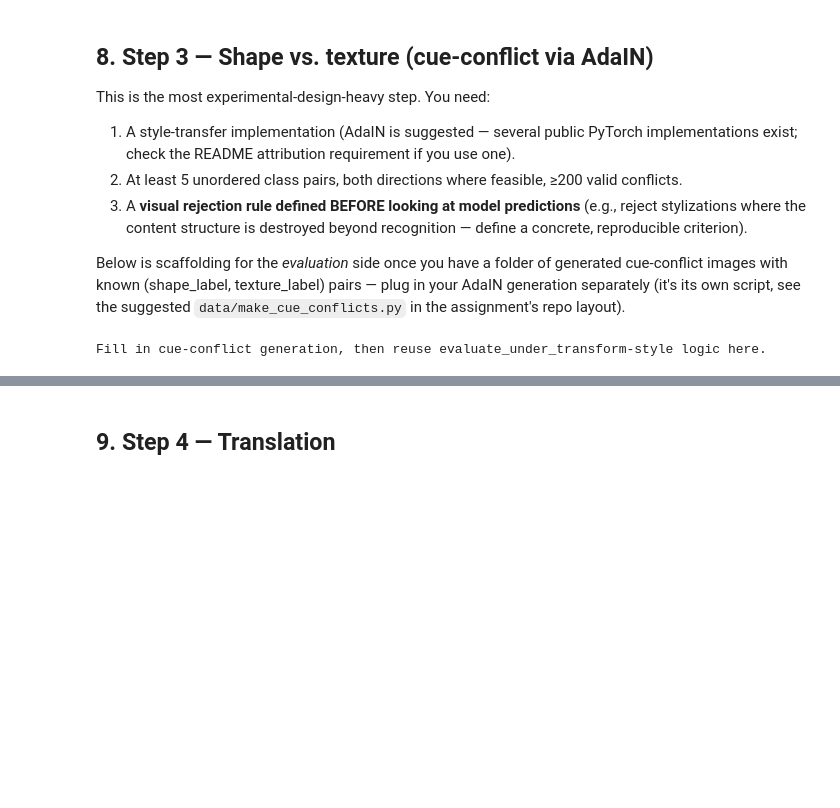
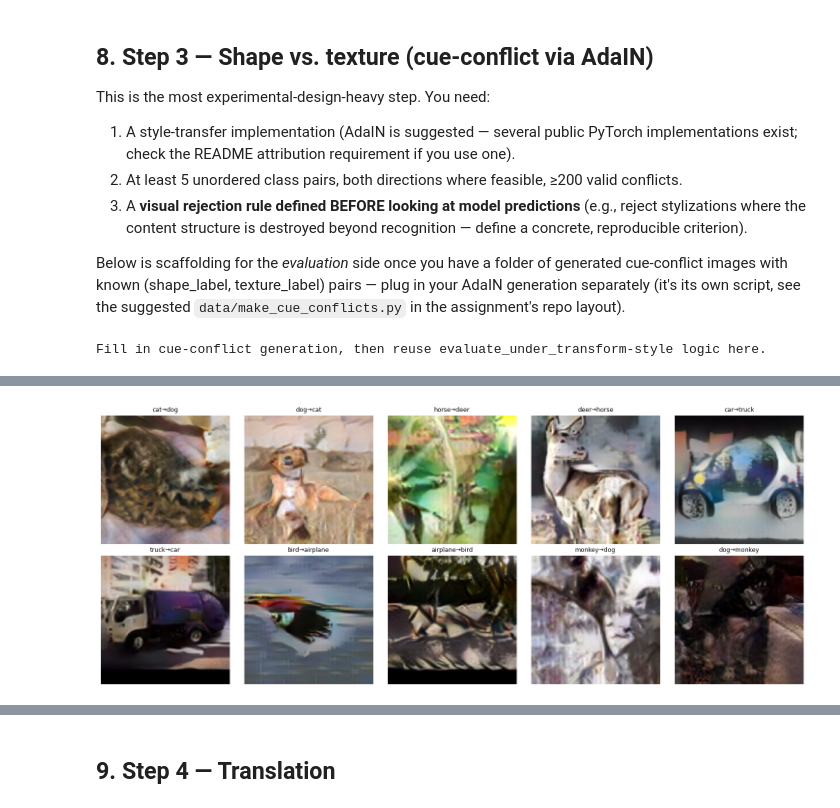
Before and after one commit to sayim665/atml-pa1, a Jupyter notebook: task1/ATML_PA1_Task1_skeleton.ipynb, the cells around one changed output, grey strips where cells are left out. Drawn from its saved outputs; the diff is of its cells as text; code cells hidden in the pictures; blank space fills up the shorter version.

```diff
--- a/task1/ATML_PA1_Task1_skeleton.ipynb
+++ b/task1/ATML_PA1_Task1_skeleton.ipynb
@@ -434,0 +476,25 @@ Fill in cue-conflict generation, then reuse evaluate_under_transform-style logic
+# %%
+adain_decoder = adain_net.decoder
+adain_vgg = adain_net.vgg
+
+adain_decoder.eval()
+adain_vgg.eval()
+adain_decoder.load_state_dict(torch.load(f"{ADAIN_DIR}/models/decoder.pth", map_location=DEVICE))
+adain_vgg.load_state_dict(torch.load(f"{ADAIN_DIR}/models/vgg_normalized.pth", map_location=DEVICE))
+adain_vgg = torch.nn.Sequential(*list(adain_vgg.children())[:31])
+
+adain_vgg.to(DEVICE)
+adain_decoder.to(DEVICE)
+for p in adain_vgg.parameters(): p.requires_grad_(False)
+for p in adain_decoder.parameters(): p.requires_grad_(False)
+
+@torch.no_grad()
+def adain_stylize(content_0_1, style_0_1, alpha=1.0):
+    content_f = adain_vgg(content_0_1.to(DEVICE))
+    style_f = adain_vgg(style_0_1.to(DEVICE))
+    feat = adain_function.adaptive_instance_normalization(content_f, style_f)
+    feat = alpha * feat + (1 - alpha) * content_f
+    out = adain_decoder(feat)
+    return out.clamp(0, 1).cpu()
+
+print("AdaIN ready.")
@@ -434,0 +624,13 @@ Fill in cue-conflict generation, then reuse evaluate_under_transform-style logic
+# %%
+import matplotlib.pyplot as plt
+from PIL import Image
+
+fig, axes = plt.subplots(2, 5, figsize=(15, 6))
+for i, rec in enumerate(manifest[::22][:10]):  # one example from each direction
+    axes.flat[i].imshow(Image.open(rec["path"]))
+    axes.flat[i].set_title(f'{rec["shape_class"]}→{rec["texture_class"]}', fontsize=9)
+    axes.flat[i].axis("off")
+plt.tight_layout()
+plt.show()
+# %% [output]
+[figure, added]
```
Also changed, not shown: parts of 20 cells of this notebook.
